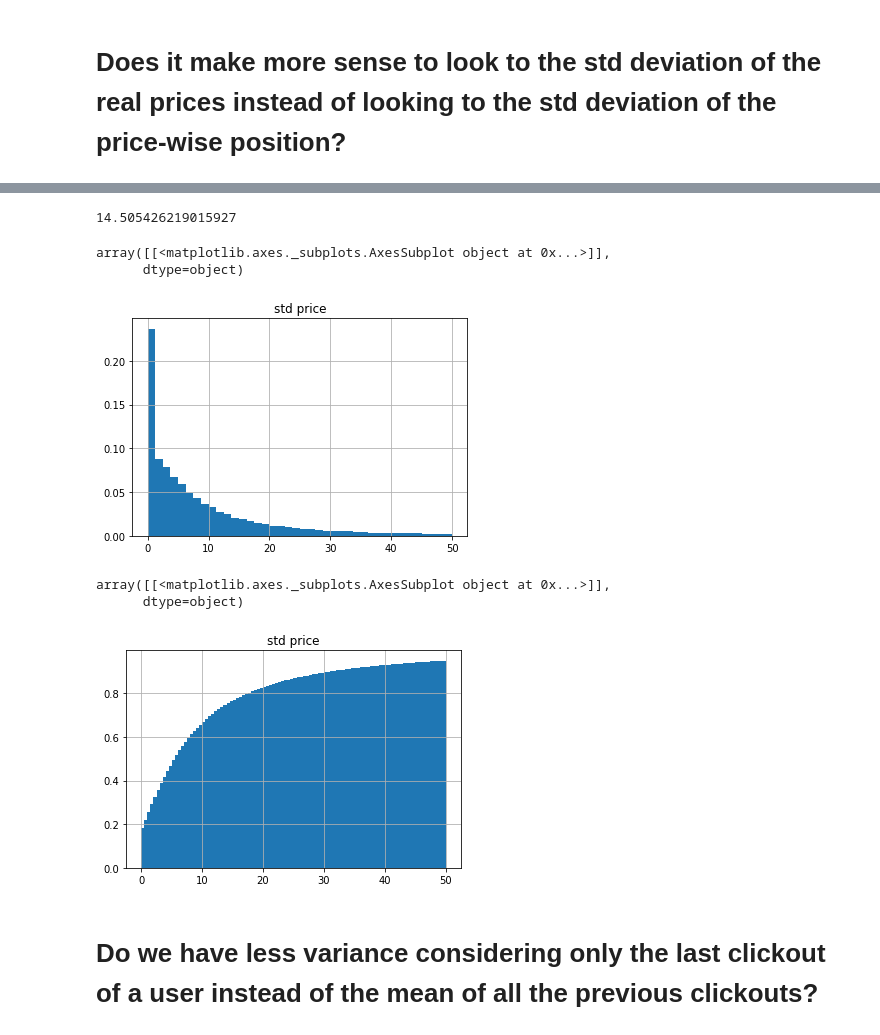
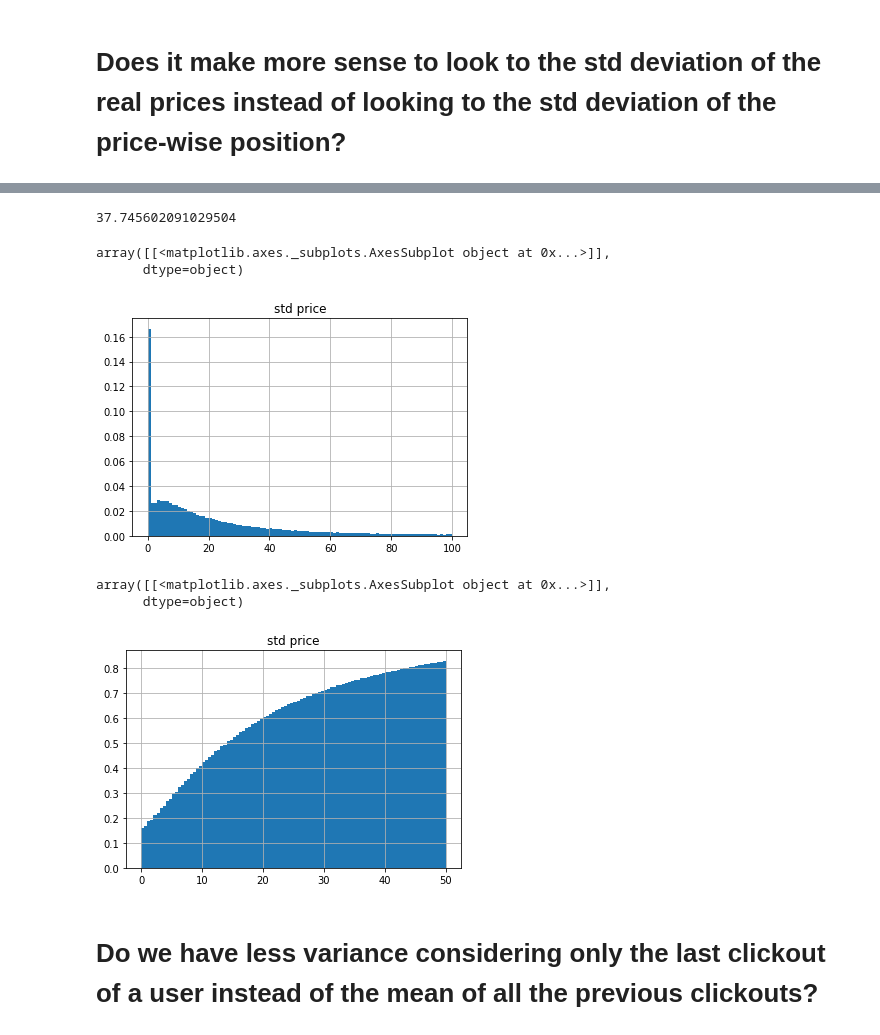
Before and after one commit to federicoparroni/recsys2019, a Jupyter notebook: visualize_data/clickout_price_estimate_based_on_past_clickouts.ipynb, the cells around one changed output, grey strips where cells are left out. Saved outputs shown, nothing was run; the diff lists cells and outputs as text; code cells hidden in the pictures.

Commit message:
fixed notebook on past user clickout prices

```diff
--- a/visualize_data/clickout_price_estimate_based_on_past_clickouts.ipynb
+++ b/visualize_data/clickout_price_estimate_based_on_past_clickouts.ipynb
@@ -11,11 +14,13 @@ from matplotlib.ticker import PercentFormatter
 # %% [markdown]
 # Is a user that once selects the $n^{th}$ accomodation in price likely to select again the $n^{th}$ in the future?
 # %%
-df = pd.read_csv('dataset/original/train.csv')
+mode = 'full'
+
+df = data.train_df(mode)
 df = df[df['action_type'] == 'clickout item']
 df = df[~df['reference'].isnull()]
 
-df_test = pd.read_csv('dataset/original/test.csv')
+df_test = data.test_df(mode)
 df_test = df_test[df_test['action_type'] == 'clickout item']
 df_test = df_test[~df_test['reference'].isnull()]
 
@@ -74,7 +79,9 @@ array([[<matplotlib.axes._subplots.AxesSubplot object at 0x...>]],
 def func1(x):
     m = -1
     mr = 0
+    mr_list = []
     var = 0
+    var_list = []
     iters = 1
     if len(x) > 1:
         for idx, row in x.iterrows():
@@ -85,14 +92,17 @@ def func1(x):
                 i = prices[impression.index(clickout_item)]
                 if m == -1:
                     m = i
+                    mr = i
                 else:
                     m += i
+                    var += abs(mr - i)
+                    var_list.append(abs(mr - i))
                     mr = m/iters
-                    var += abs(mr - i)
+                    mr_list.append(mr)
             iters += 1
-        var = var/len(x)
-        m = m/len(x)
-        d = {'mean price': [m], 'std price': [var], 'num of clickouts': [len(x)]}
+        var = var/(iters-2)
+        m = m/(iters-1)
+        d = {'mean price': [mr], 'std price': [var], 'num of clickouts': [len(x)]}
         return pd.DataFrame(data=d)
 # %%
-grouped_price_more_clickouts = df.groupby(['user_id']).apply(func1)
+grouped_price_more_clickouts = df.groupby(['user_id']).progress_apply(func1)
@@ -99,19 +135,19 @@ grouped_price_more_clickouts = df.groupby(['user_id']).apply(func1)
 # %%
 sum(grouped_price_more_clickouts['std price'].values)/len(grouped_price_more_clickouts)
 # %% [output]
-14.505426219015927
+37.745602091029504
 # %%
-grouped_price_more_clickouts.hist(column = 'std price', bins = 40, range=[0, 50], weights = np.ones(len(grouped_price_more_clickouts))/len(grouped_price_more_clickouts))
+grouped_price_more_clickouts.hist(column = 'std price', bins = 100, range=[0, 100], weights = np.ones(len(grouped_price_more_clickouts))/len(grouped_price_more_clickouts))
 # %% [output]
 array([[<matplotlib.axes._subplots.AxesSubplot object at 0x...>]],
       dtype=object)
-[figure, old version]
+[figure, new version]
 # %%
 grouped_price_more_clickouts.hist(cumulative = True, column = 'std price', bins = 100, range=[0, 50], weights = np.ones(len(grouped_price_more_clickouts))/len(grouped_price_more_clickouts))
 # %% [output]
 array([[<matplotlib.axes._subplots.AxesSubplot object at 0x...>]],
       dtype=object)
-[figure, old version]
+[figure, new version]
 # %% [markdown]
 # Do we have less variance considering only the last clickout of a user instead of the mean of all the previous clickouts?
 # %%
```
Also changed, not shown: parts of 4 cells of this notebook.
